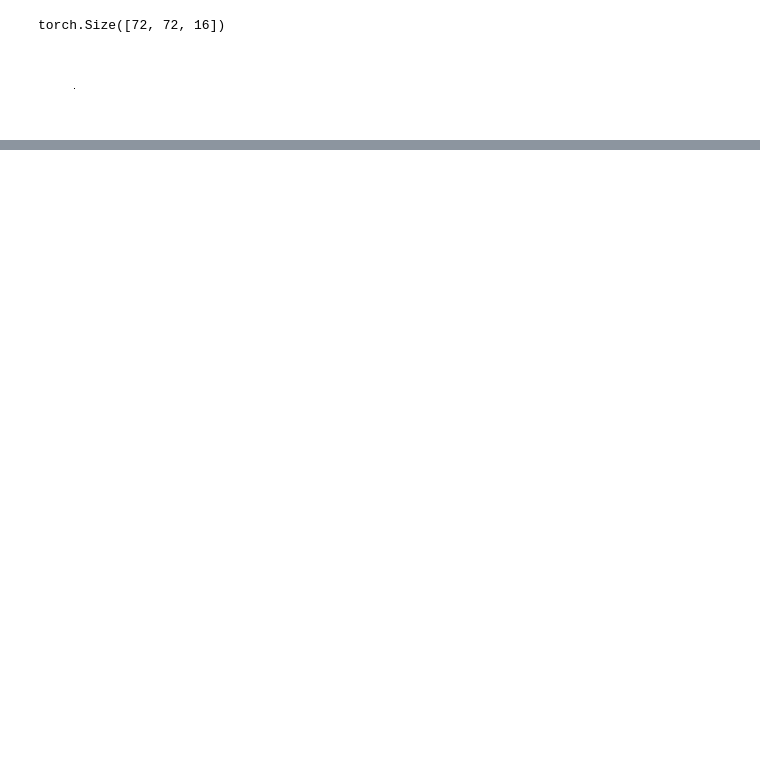
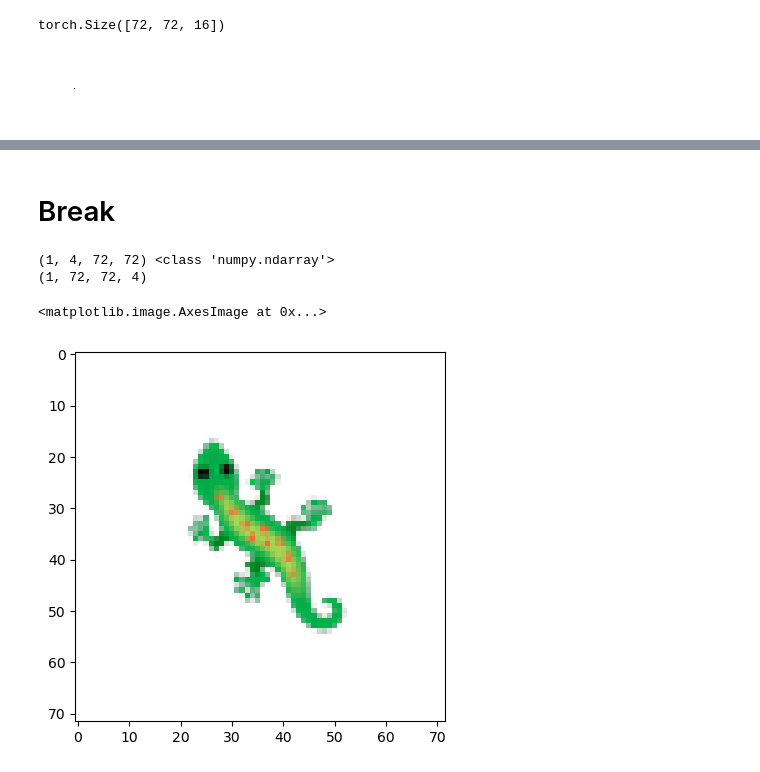
Before and after one commit to Radevsi/cellular-automata, a Jupyter notebook: PyTorch_reimplementations/persistent_mode.ipynb, the cells around one changed output, grey strips where cells are left out. Cells and saved outputs as stored; diff of their text form; code cells hidden in the pictures; blank space fills up the shorter version.

```diff
--- a/PyTorch_reimplementations/persistent_mode.ipynb
+++ b/PyTorch_reimplementations/persistent_mode.ipynb
@@ -396,0 +365,24 @@ True
+# %% [markdown]
+# Break
+# %%
+def get_dataset(k=16):
+  r = requests.get('https://greydanus.github.io/files/lizard_1f98e.png')
+  img = PIL.Image.open(io.BytesIO(r.content))  # get image: emoji_u1f98e (🦎)
+  img.thumbnail((40,40), PIL.Image.ANTIALIAS)
+  img = np.float32(img)/255.0                  # convert image to NumPy array
+  img *= img[..., 3:]                          # premultiply RGB by alpha
+  img = img.transpose(2,0,1)[None,...]         # axes are [N, C, H, W]
+  return {'y': np.pad(img, ((0,0),(0,0),(k,k),(k,k)))}  # pad image
+
+y = get_dataset()
+test_y = y['y']
+print(test_y.shape, type(test_y))
+y_reshaped = np.transpose(test_y, (0, 2, 3, 1))
+print(y_reshaped.shape)
+assert y_reshaped.shape == (1, 72, 72, 4)
+plt.imshow(y_reshaped[0, ...])
+# %% [output]
+(1, 4, 72, 72) <class 'numpy.ndarray'>
+(1, 72, 72, 4)
+<matplotlib.image.AxesImage at 0x...>
+[figure, added]
```
Also changed, not shown: parts of 18 cells of this notebook, 2 other files.
